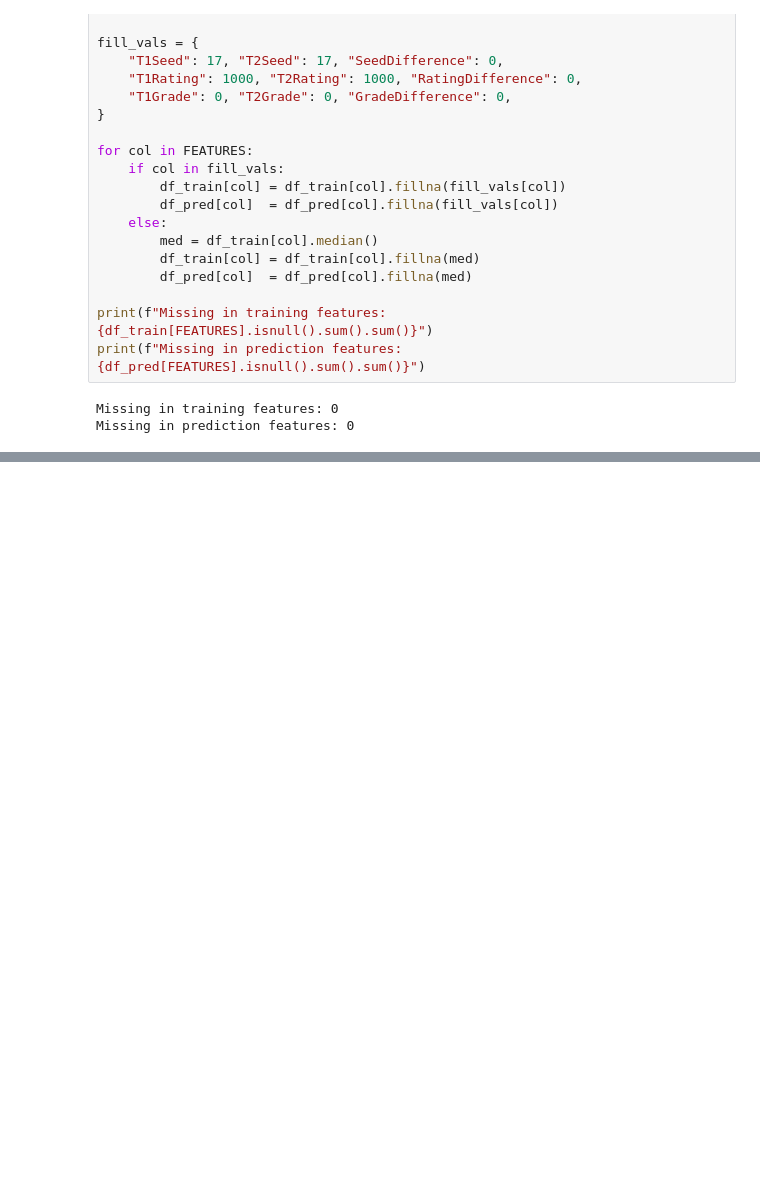
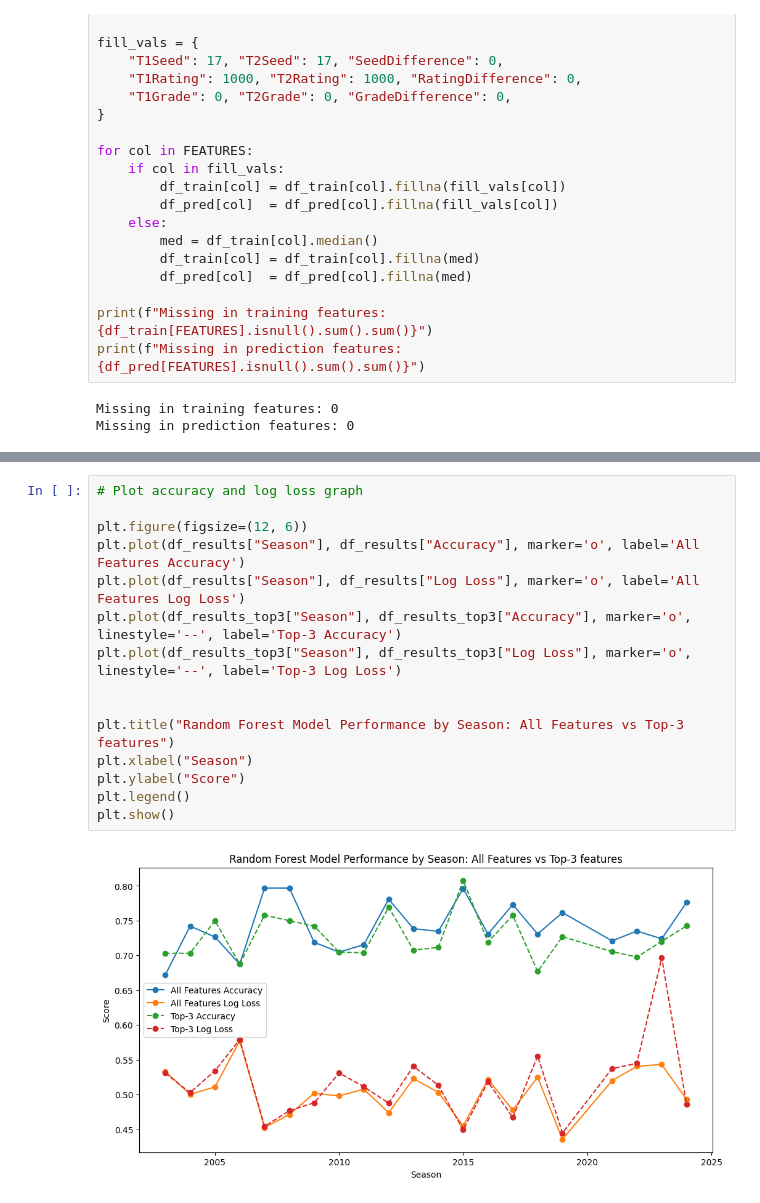
Before and after one commit to COMP3608-GROUP-9-PROJECT/COMP3608_PROJECT, a Jupyter notebook: RandomForest/RandomForest_model.ipynb, the cells around one changed output, grey strips where cells are left out. Cells and saved outputs as stored; diff of their text form; blank space fills up the shorter version.

```diff
--- a/RandomForest/RandomForest_model.ipynb
+++ b/RandomForest/RandomForest_model.ipynb
@@ -286,3 +349,20 @@ plt.show()
+# %%
+# Plot accuracy and log loss graph
+
+plt.figure(figsize=(12, 6))
+plt.plot(df_results["Season"], df_results["Accuracy"], marker='o', label='All Features Accuracy')
+plt.plot(df_results["Season"], df_results["Log Loss"], marker='o', label='All Features Log Loss')
+plt.plot(df_results_top3["Season"], df_results_top3["Accuracy"], marker='o', linestyle='--', label='Top-3 Accuracy')
+plt.plot(df_results_top3["Season"], df_results_top3["Log Loss"], marker='o', linestyle='--', label='Top-3 Log Loss')
+
+
+plt.title("Random Forest Model Performance by Season: All Features vs Top-3 features")
+plt.xlabel("Season")
+plt.ylabel("Score")
+plt.legend()
+plt.show()
+# %% [output]
+[figure, added]
 # %%
 fpr, tpr, _ = roc_curve(y, oof_probs)
 roc_auc = auc(fpr, tpr)
```
Also changed, not shown: parts of 14 cells of this notebook.
